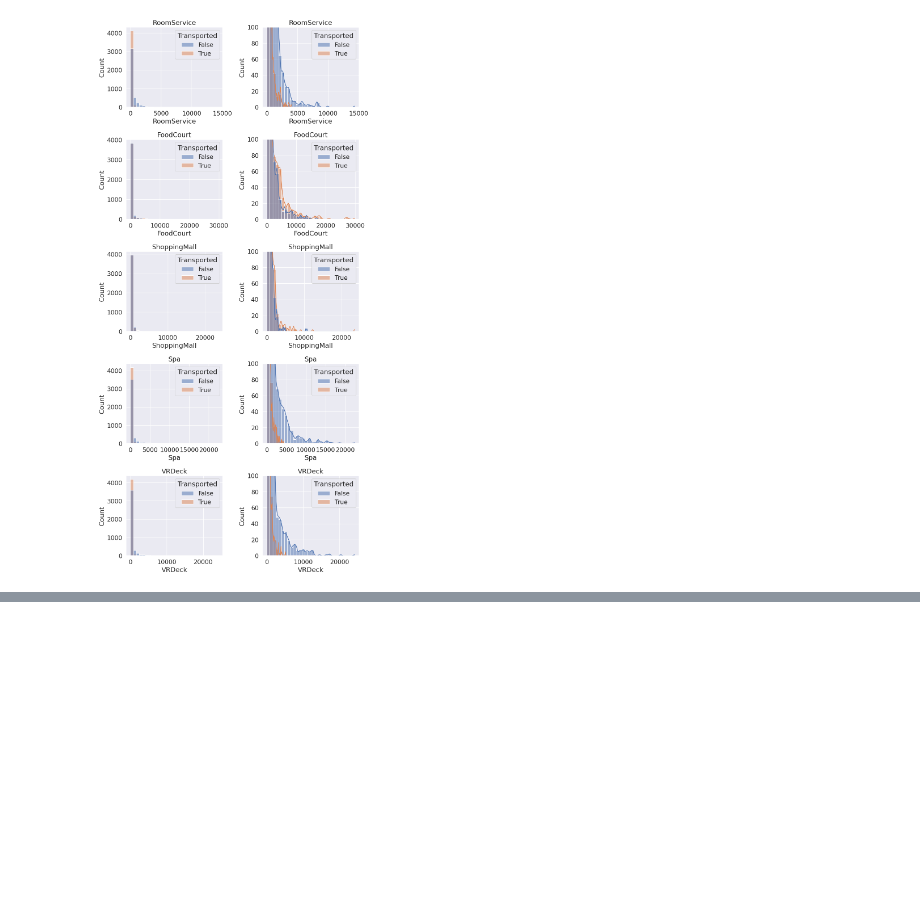
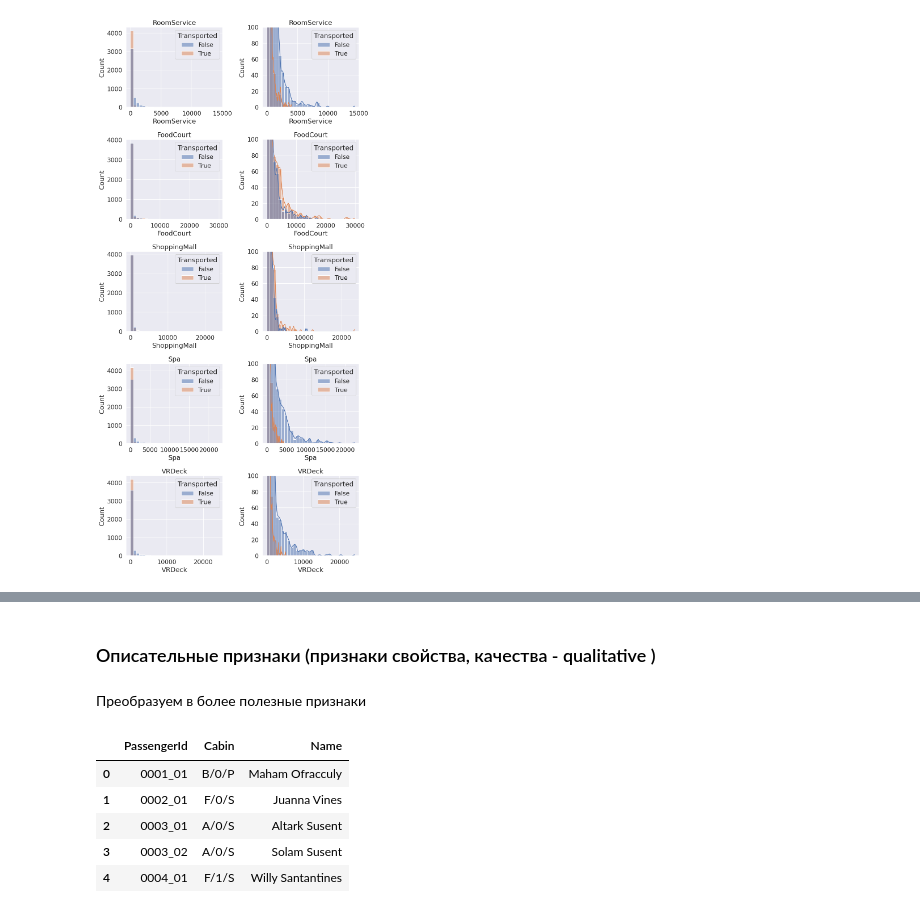
Before and after one commit to juliana-zh/ML, a Jupyter notebook: Spaceship_Titanic.ipynb, the cells around one changed output, grey strips where cells are left out. Drawn from its saved outputs; the diff is of its cells as text; code cells hidden in the pictures; blank space fills up the shorter version.

```diff
--- a/Spaceship_Titanic.ipynb
+++ b/Spaceship_Titanic.ipynb
@@ -320,0 +346,17 @@ plt.show()
+# %% [markdown]
+### Описательные признаки (признаки свойства, качества - qualitative )
+# %% [markdown]
+Преобразуем в более полезные признаки
+# %%
+# Qualitative features
+qual_feats=['PassengerId', 'Cabin' ,'Name']
+
+# Preview qualitative features
+train[qual_feats].head()
+# %% [output]
+|  | PassengerId | Cabin | Name |
+| 0 | 0001_01 | B/0/P | Maham Ofracculy |
+| 1 | 0002_01 | F/0/S | Juanna Vines |
+| 2 | 0003_01 | A/0/S | Altark Susent |
+| 3 | 0003_02 | A/0/S | Solam Susent |
+| 4 | 0004_01 | F/1/S | Willy Santantines |
```
Also changed, not shown: parts of 13 cells of this notebook.
